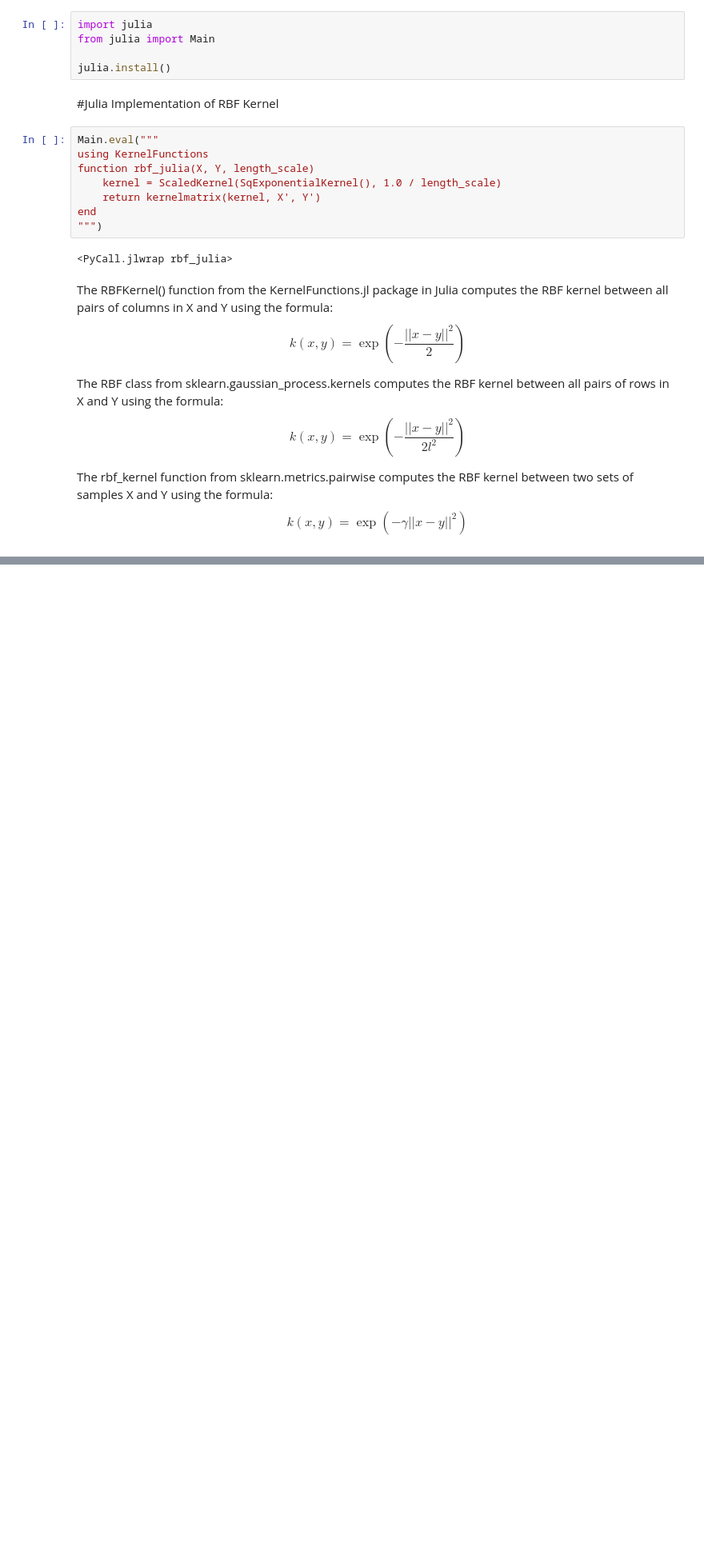
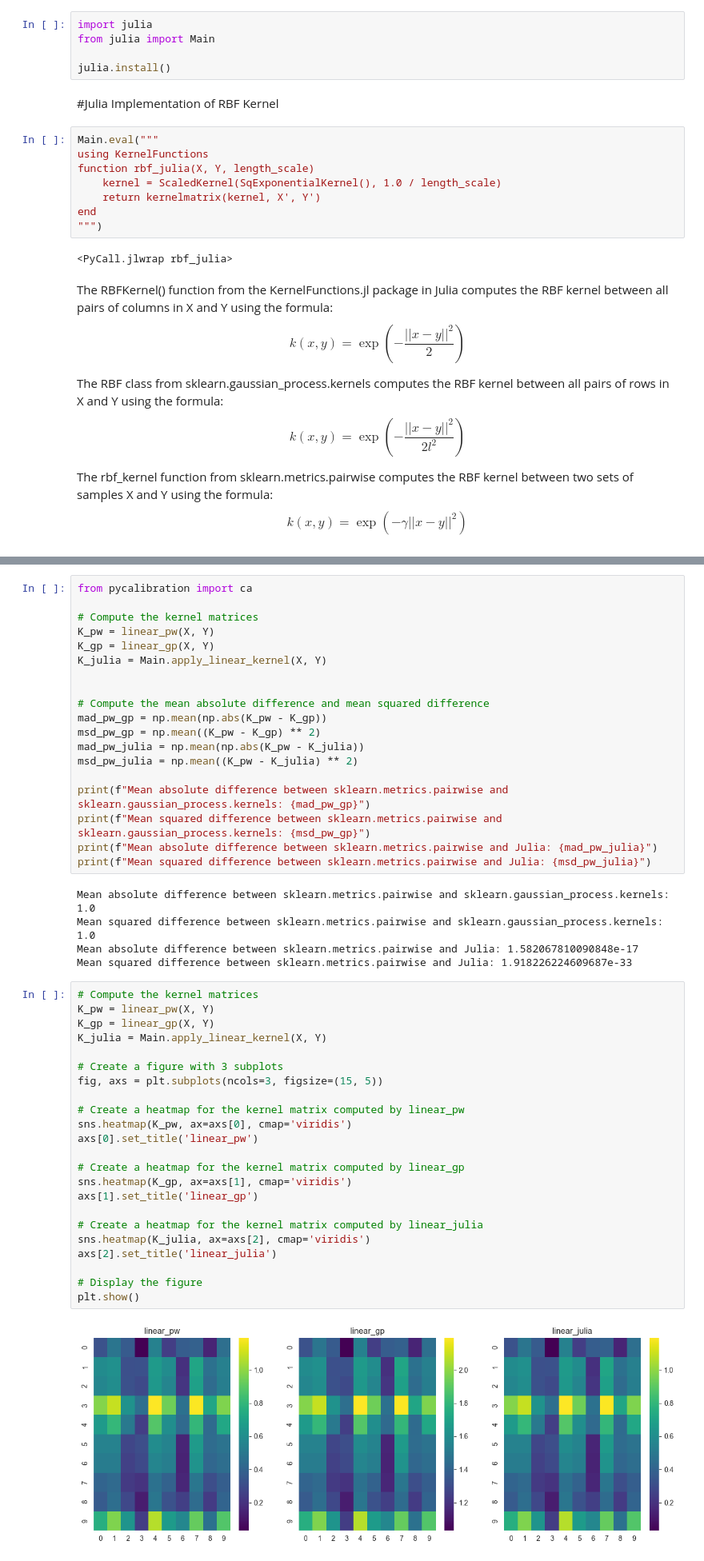
Before and after one commit to MLO-lab/Py_KCE, a Jupyter notebook: compare_py_julia_kernels.ipynb, the cells around one changed output, grey strips where cells are left out. Shown: that part at 80% size. Saved outputs shown, nothing was run; the diff lists cells and outputs as text; blank space fills up the shorter version.

```diff
--- a/compare_py_julia_kernels.ipynb
+++ b/compare_py_julia_kernels.ipynb
@@ -133,0 +183,49 @@ plt.show()
+# %%
+from pycalibration import ca
+
+# Compute the kernel matrices
+K_pw = linear_pw(X, Y)
+K_gp = linear_gp(X, Y)
+K_julia = Main.apply_linear_kernel(X, Y)
+
+
+# Compute the mean absolute difference and mean squared difference
+mad_pw_gp = np.mean(np.abs(K_pw - K_gp))
+msd_pw_gp = np.mean((K_pw - K_gp) ** 2)
+mad_pw_julia = np.mean(np.abs(K_pw - K_julia))
+msd_pw_julia = np.mean((K_pw - K_julia) ** 2)
+
+print(f"Mean absolute difference between sklearn.metrics.pairwise and sklearn.gaussian_process.kernels: {mad_pw_gp}")
+print(f"Mean squared difference between sklearn.metrics.pairwise and sklearn.gaussian_process.kernels: {msd_pw_gp}")
+print(f"Mean absolute difference between sklearn.metrics.pairwise and Julia: {mad_pw_julia}")
+print(f"Mean squared difference between sklearn.metrics.pairwise and Julia: {msd_pw_julia}")
+# %% [output]
+Mean absolute difference between sklearn.metrics.pairwise and sklearn.gaussian_process.kernels: 1.0
+Mean squared difference between sklearn.metrics.pairwise and sklearn.gaussian_process.kernels: 1.0
+Mean absolute difference between sklearn.metrics.pairwise and Julia: 1.582067810090848e-17
+Mean squared difference between sklearn.metrics.pairwise and Julia: 1.918226224609687e-33
+# %%
+# Compute the kernel matrices
+K_pw = linear_pw(X, Y)
+K_gp = linear_gp(X, Y)
+K_julia = Main.apply_linear_kernel(X, Y)
+
+# Create a figure with 3 subplots
+fig, axs = plt.subplots(ncols=3, figsize=(15, 5))
+
+# Create a heatmap for the kernel matrix computed by linear_pw
+sns.heatmap(K_pw, ax=axs[0], cmap='viridis')
+axs[0].set_title('linear_pw')
+
+# Create a heatmap for the kernel matrix computed by linear_gp
+sns.heatmap(K_gp, ax=axs[1], cmap='viridis')
+axs[1].set_title('linear_gp')
+
+# Create a heatmap for the kernel matrix computed by linear_julia
+sns.heatmap(K_julia, ax=axs[2], cmap='viridis')
+axs[2].set_title('linear_julia')
+
+# Display the figure
+plt.show()
+# %% [output]
+[figure, added]
```
Also changed, not shown: parts of 8 cells of this notebook.
